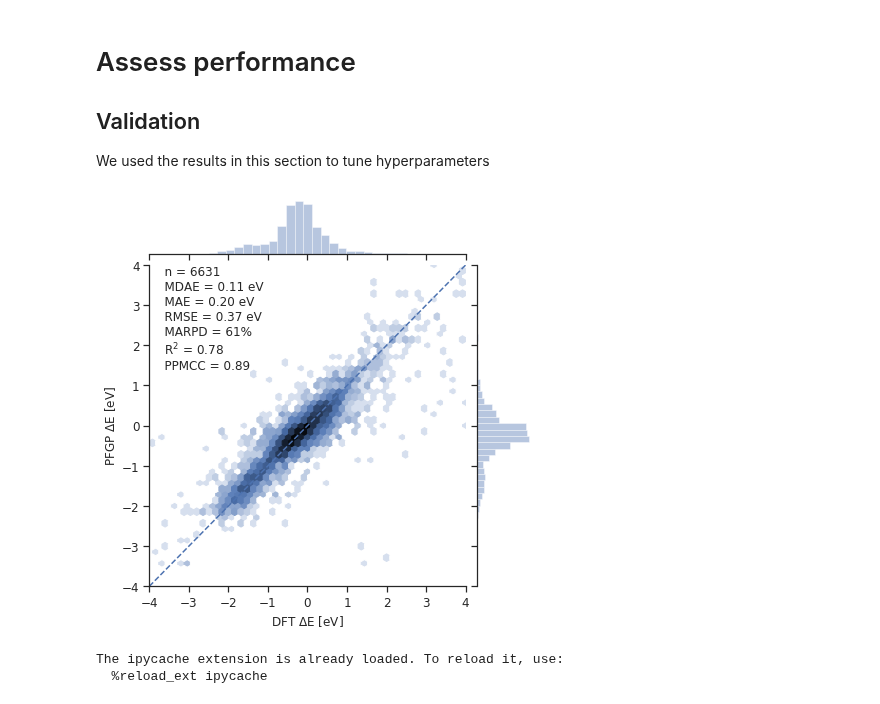
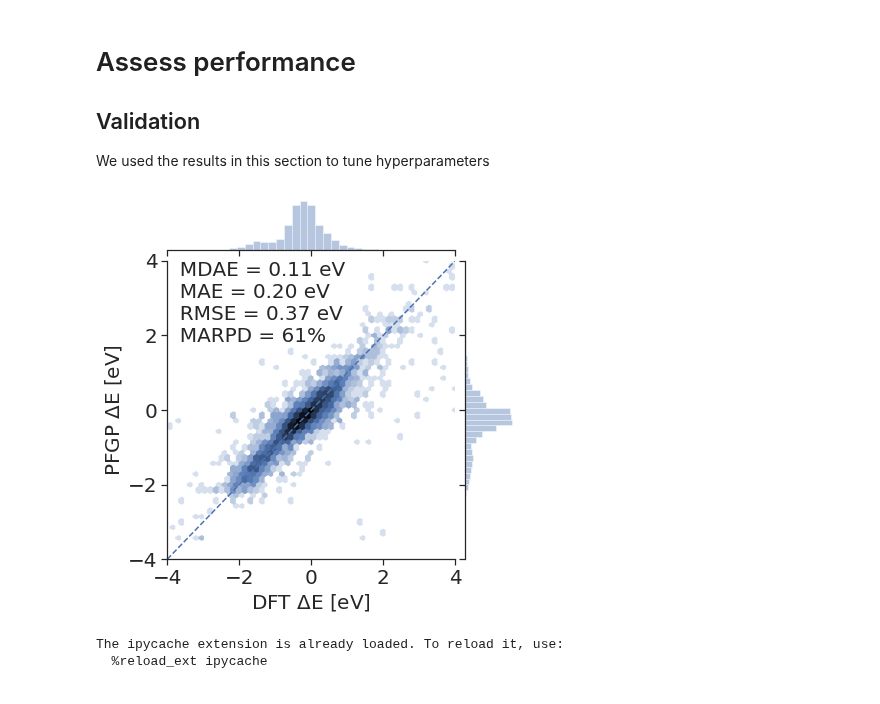
Before and after one commit to ulissigroup/uncertainty_benchmarking, a Jupyter notebook: PFGP/Matern/pfgp_matern.ipynb, the cells around one changed output. Drawn from its saved outputs; the diff is of its cells as text; code cells hidden in the pictures.

Commit message:
More fine-tuning of figures

```diff
--- a/PFGP/Matern/pfgp_matern.ipynb
+++ b/PFGP/Matern/pfgp_matern.ipynb
@@ -360,7 +360,7 @@ import seaborn as sns
 
 # Set figure defaults
 width = 7.5/3  # 1/3 of a page
-fontsize = 12
+fontsize = 20
 rc = {'figure.figsize': (width, width),
       'font.size': fontsize,
       'axes.labelsize': fontsize,
@@ -388,41 +388,38 @@ targets_pred = targets_val.numpy().reshape(-1) + residuals
 
 # Plot
 lims = [-4, 4]
 grid = sns.jointplot(targets_val.reshape(-1), targets_pred,
                      kind='hex',
                      bins='log',
                      extent=lims+lims)
 ax = grid.ax_joint
 _ = ax.set_xlim(lims)
 _ = ax.set_ylim(lims)
 _ = ax.plot(lims, lims, '--')
 _ = ax.set_xlabel('DFT $\Delta$E [eV]')
 _ = ax.set_ylabel('%s $\Delta$E [eV]' % model_name)
 
 # Calculate the error metrics
 mae = mean_absolute_error(targets_val, targets_pred)
 rmse = np.sqrt(mean_squared_error(targets_val, targets_pred))
 mdae = median_absolute_error(targets_val, targets_pred)
 marpd = np.abs(2 * residuals /
                (np.abs(targets_pred) + np.abs(targets_val.detach().cpu().numpy().reshape(-1)))
                ).mean() * 100
 r2 = r2_score(targets_val, targets_pred)
 corr = np.corrcoef(targets_val.reshape(-1), targets_pred)[0, 1]
 
 # Report
-text = ('    n = %i\n' % len(targets_val) +
-        '    MDAE = %.2f eV\n' % mdae +
-        '    MAE = %.2f eV\n' % mae +
-        '    RMSE = %.2f eV\n' % rmse +
-        '    MARPD = %i%%\n' % marpd +
-        '    R$^2$ = %.2f\n' % r2 +
-        '    PPMCC = %.2f' % corr)
+text = ('  MDAE = %.2f eV\n' % mdae +
+        '  MAE = %.2f eV\n' % mae +
+        '  RMSE = %.2f eV\n' % rmse +
+        '  MARPD = %i%%\n' % marpd)
 _ = ax.text(x=lims[0], y=lims[1], s=text,
             horizontalalignment='left',
             verticalalignment='top',
             fontsize=fontsize)
 # %% [output]
-[figure, old version]
+[figure, new version]
 # %%
 %load_ext ipycache
 # %% [output]
```
Also changed, not shown: parts of 8 cells of this notebook, 15 other files.
